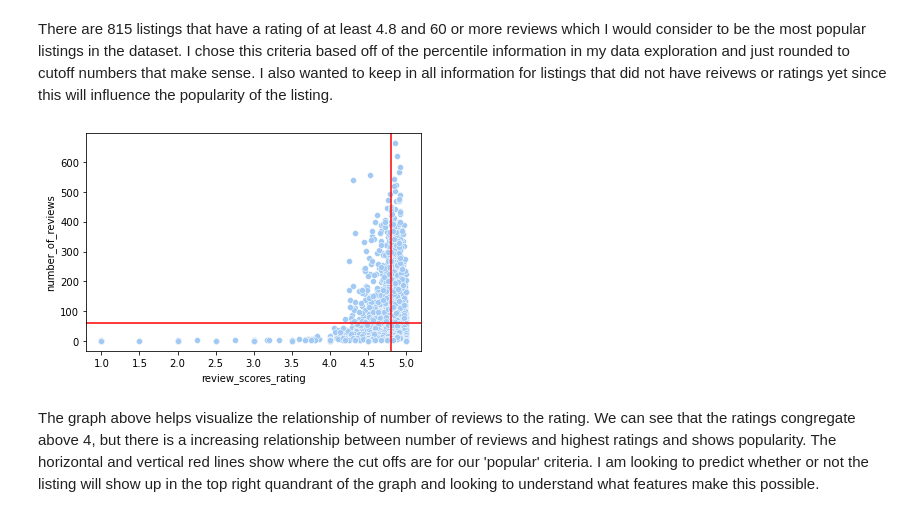
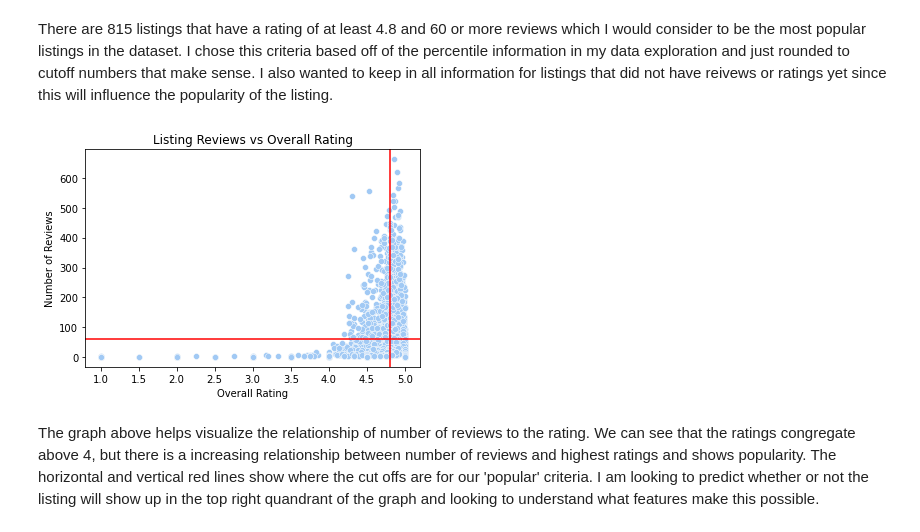
Before and after one commit to rgfriedman/washingon_dc_airbnb_hosting_helper, a Jupyter notebook: code/2_data_cleaning.ipynb, the cells around one changed output. Saved outputs shown, nothing was run; the diff lists cells and outputs as text; code cells hidden in the pictures.

```diff
--- a/code/2_data_cleaning.ipynb
+++ b/code/2_data_cleaning.ipynb
@@ -251,9 +257,12 @@ There are 815 listings that have a rating of at least 4.8 and 60 or more reviews
 # %%
 sns.scatterplot(x = 'review_scores_rating', y='number_of_reviews', data=full_listings);
 plt.axhline(60, color='r');
 plt.axvline(4.8, color='r');
+plt.xlabel("Overall Rating")
+plt.ylabel("Number of Reviews")
+plt.title("Listing Reviews vs Overall Rating");
 # %% [output]
-[figure, old version]
+[figure, new version]
 # %% [markdown]
 The graph above helps visualize the relationship of number of reviews to the rating. We can see that the ratings congregate above 4, but there is a increasing relationship between number of reviews and highest ratings and shows popularity. The horizontal and vertical red lines show where the cut offs are for our 'popular' criteria. I am looking to predict whether or not the listing will show up in the top right quandrant of the graph and looking to understand what features make this possible.
 # %%
```
Also changed, not shown: parts of 5 cells of this notebook, 4 other files.
